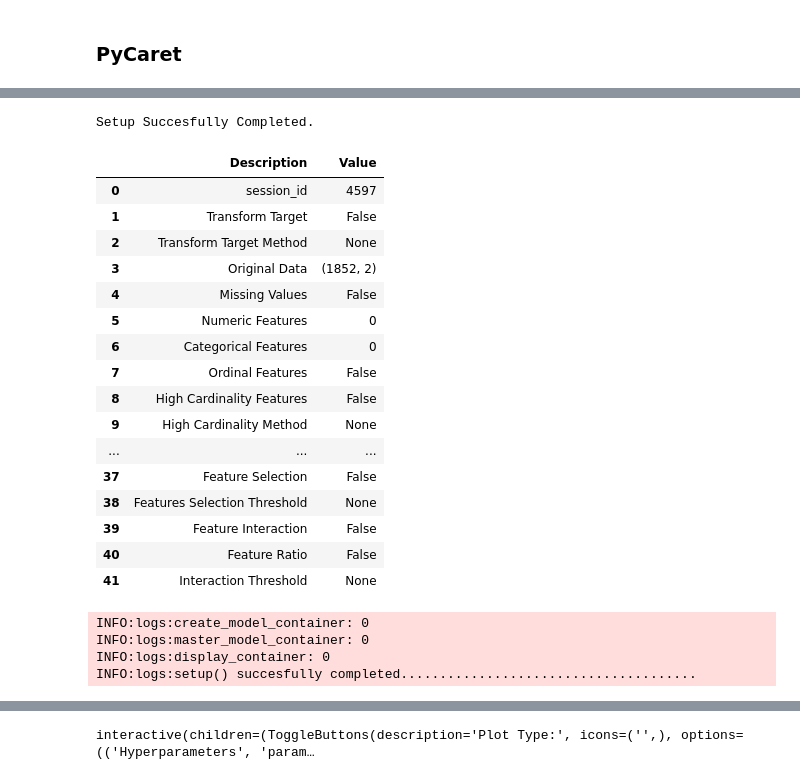
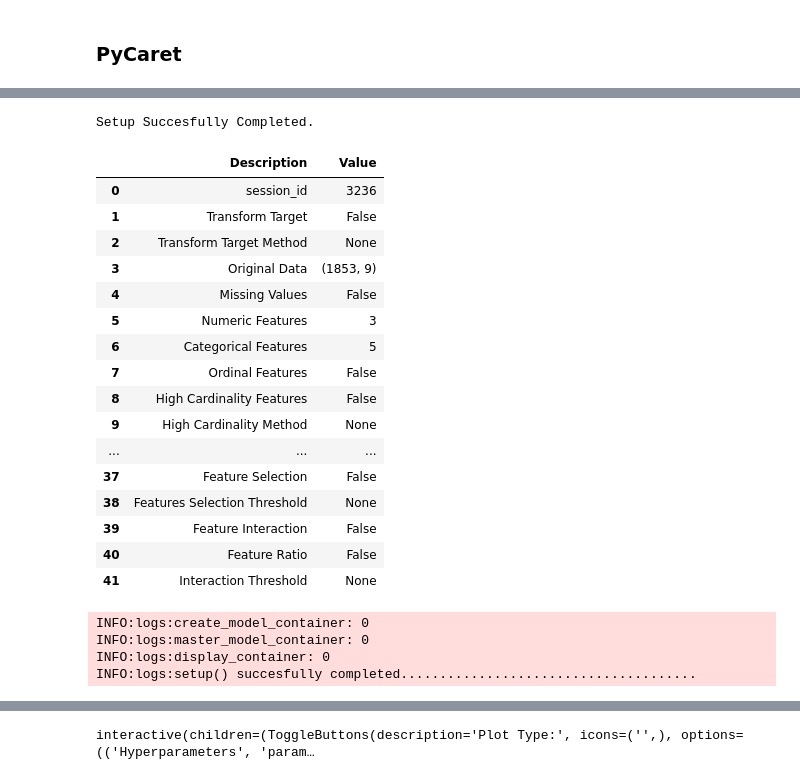
Before and after one commit to juan-ivan-NV/Btc_trading, a Jupyter notebook: Data_extraction_and_models_comparison.ipynb, the cells around one changed output, grey strips where cells are left out. Saved outputs shown, nothing was run; the diff lists cells and outputs as text; code cells hidden in the pictures.

```diff
--- a/Data_extraction_and_models_comparison.ipynb
+++ b/Data_extraction_and_models_comparison.ipynb
@@ -466,28 +451,34 @@ my_coin_high_py.tail()
-# %%
-exp_reg = setup(data = my_coin_high_py, target = 'high')
-# %% [output]
-Setup Succesfully Completed.
-|  | Description | Value |
-| 0 | session_id | 4597 |
-| 1 | Transform Target | False |
-| 2 | Transform Target Method | None |
-| 3 | Original Data | (1852, 2) |
-| 4 | Missing Values | False |
-| 5 | Numeric Features | 0 |
-| 6 | Categorical Features | 0 |
-| 7 | Ordinal Features | False |
-| 8 | High Cardinality Features | False |
-| 9 | High Cardinality Method | None |
-| ... | ... | ... |
-| 37 | Feature Selection | False |
-| 38 | Features Selection Threshold | None |
-| 39 | Feature Interaction | False |
-| 40 | Feature Ratio | False |
-| 41 | Interaction Threshold | None |
-INFO:logs:create_model_container: 0
-INFO:logs:master_model_container: 0
-INFO:logs:display_container: 0
-INFO:logs:setup() succesfully completed......................................
+# %%
+# Taking same data to train the XGBoost but in the same df
+
+my_coin_high_py = pd.concat([X_train, y_train], axis = 1, sort = False)
+# %%
+# ► Pycaret syntax, just press Enter
+
+exp_reg = setup(data = my_coin_high_py, target = 'High')
+# %% [output]
+Setup Succesfully Completed.
+|  | Description | Value |
+| 0 | session_id | 3236 |
+| 1 | Transform Target | False |
+| 2 | Transform Target Method | None |
+| 3 | Original Data | (1853, 9) |
+| 4 | Missing Values | False |
+| 5 | Numeric Features | 3 |
+| 6 | Categorical Features | 5 |
+| 7 | Ordinal Features | False |
+| 8 | High Cardinality Features | False |
+| 9 | High Cardinality Method | None |
+| ... | ... | ... |
+| 37 | Feature Selection | False |
+| 38 | Features Selection Threshold | None |
+| 39 | Feature Interaction | False |
+| 40 | Feature Ratio | False |
+| 41 | Interaction Threshold | None |
+INFO:logs:create_model_container: 0
+INFO:logs:master_model_container: 0
+INFO:logs:display_container: 0
+INFO:logs:setup() succesfully completed......................................
 # %%
 best = compare_models()
 # %% [output]
```
Also changed, not shown: parts of 17 cells of this notebook.
